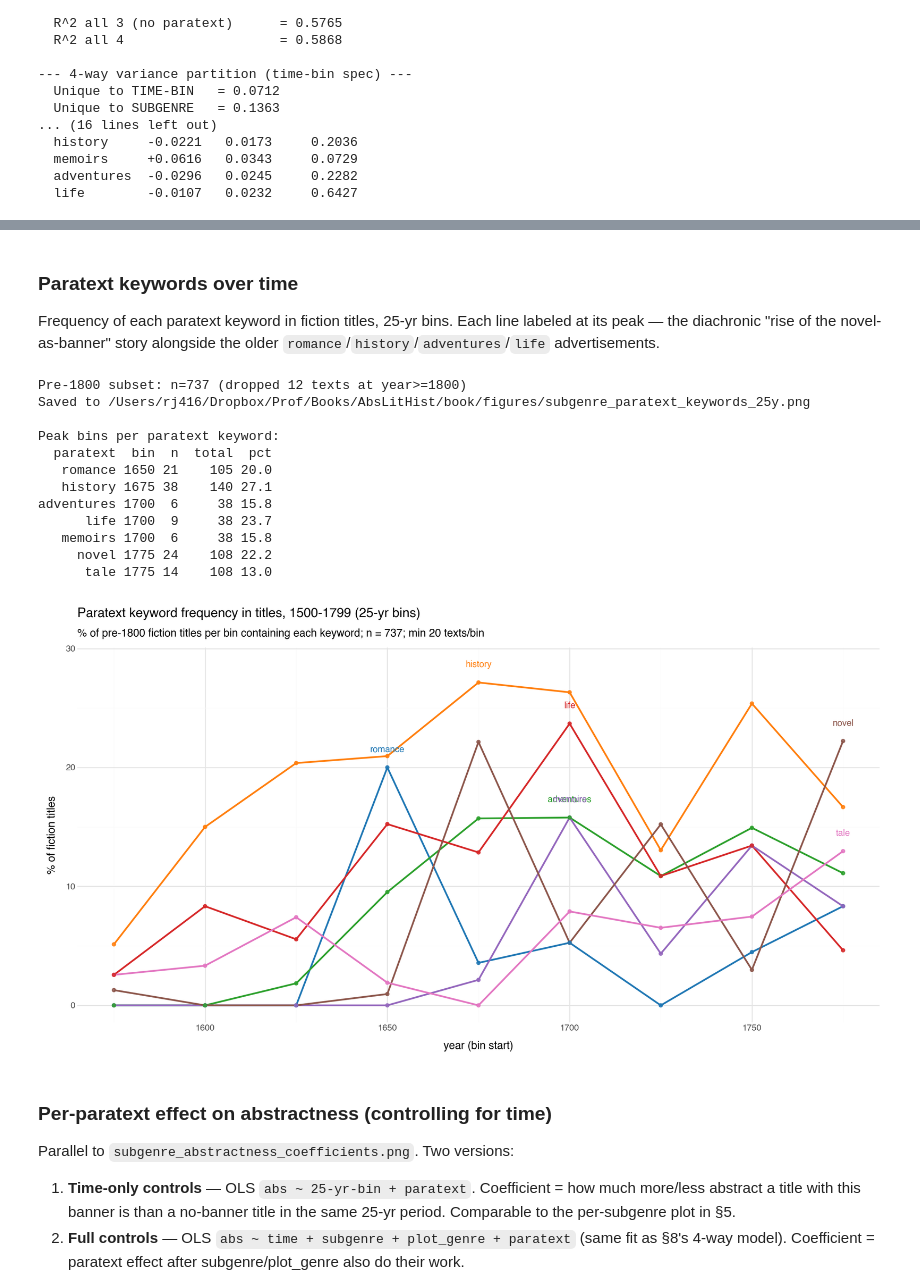
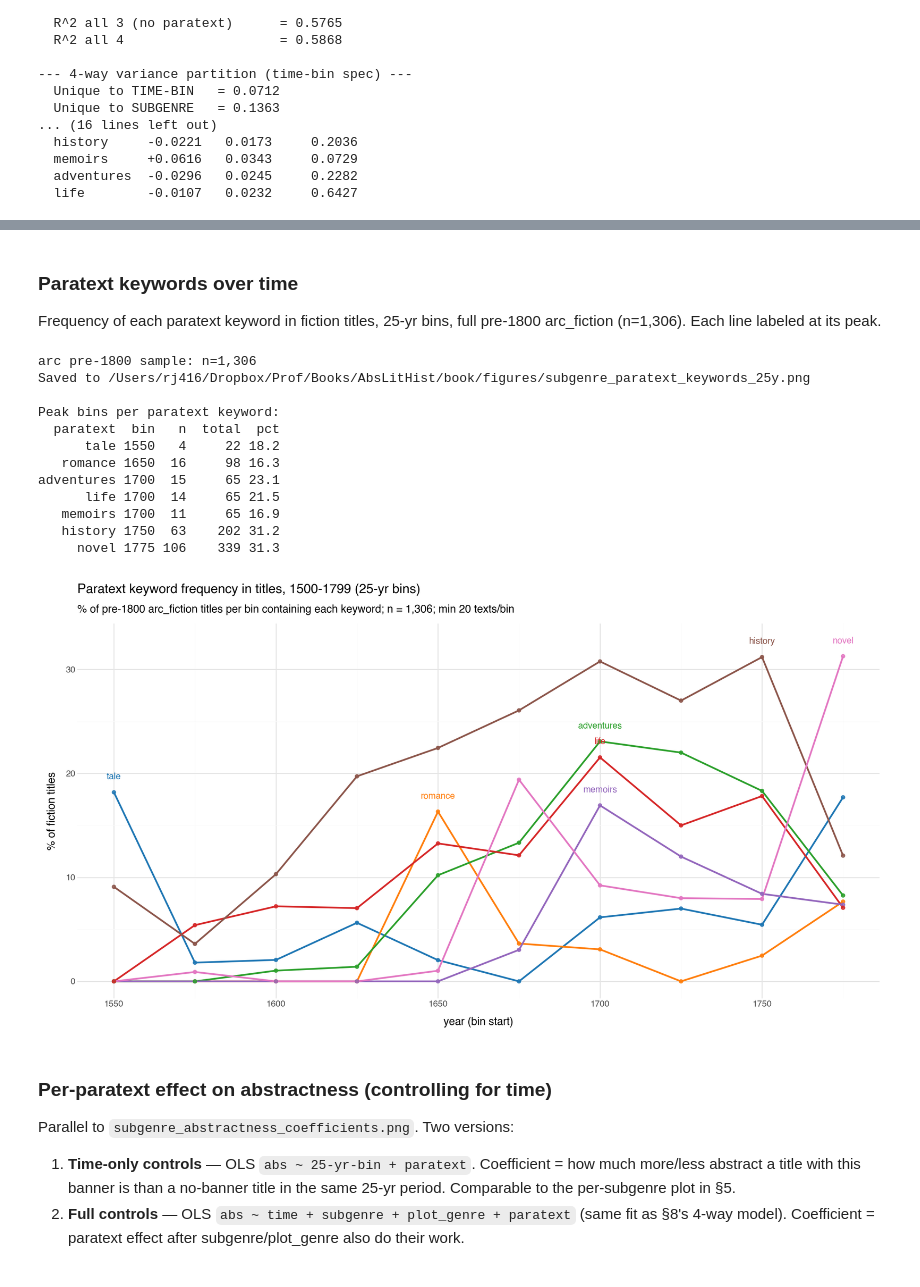
Before and after one commit to quadrismegistus/abstraction, a Jupyter notebook: notebooks/17-subgenre.ipynb, the cells around one changed output, grey strips where cells are left out. Cells and saved outputs as stored; diff of their text form; code cells hidden in the pictures.

```diff
--- a/notebooks/17-subgenre.ipynb
+++ b/notebooks/17-subgenre.ipynb
@@ -998,13 +1050,11 @@ Paratext features: 7 (n=749)
 # %% [markdown]
 ### Paratext keywords over time
 
-Frequency of each paratext keyword in fiction titles, 25-yr bins. Each line labeled at its peak — the diachronic "rise of the novel-as-banner" story alongside the older `romance`/`history`/`adventures`/`life` advertisements.
+Frequency of each paratext keyword in fiction titles, 25-yr bins, full pre-1800 arc_fiction (n=1,306). Each line labeled at its peak.
 # %%
-# Paratext keyword frequency over time. 25-yr bins, overlay with peak labels.
-# Filter to strictly pre-1800 to drop the tiny edge bin (n=12 with just 1800-dated texts).
-joint['bin'] = (joint['year'] // 25 * 25).astype(int)
-joint_pre1800 = joint[joint['year'] < 1800].copy()
-print(f'Pre-1800 subset: n={len(joint_pre1800):,} (dropped {len(joint)-len(joint_pre1800)} texts at year>=1800)')
+# Paratext keyword frequency over time on the full pre-1800 arc_fiction sample.
+# Uses `arc` from the setup cell above (n=1,306).
+print(f'arc pre-1800 sample: n={len(arc):,}')
 
 para_names = [c.replace('pt_', '') for c in PARA_COLS]
 MIN_TOTAL = 20
@@ -1012,7 +1062,7 @@ MIN_TOTAL = 20
 para_long_rows = []
 for col in PARA_COLS:
     name = col.replace('pt_', '')
-    grp = joint_pre1800.assign(has=joint_pre1800[col].astype(int)).groupby('bin').agg(
+    grp = arc.assign(has=arc[col].astype(int)).groupby('bin').agg(
         n=('has', 'sum'),
         total=('has', 'count'),
     ).reset_index()
@@ -1022,7 +1072,7 @@ for col in PARA_COLS:
     para_long_rows.append(grp)
 para_long = pd.concat(para_long_rows, ignore_index=True)
 
-# Order by peak year (early -> late) for a left-to-right color reading
+# Order by peak year (early -> late) for left-to-right color reading
 peaks_for_order = (para_long.sort_values('pct', ascending=False)
                    .groupby('paratext', as_index=False, observed=True).first()
                    .sort_values('bin'))
@@ -1039,44 +1089,44 @@ p_pt = (p9.ggplot(para_long, p9.aes(x='bin', y='pct', color='paratext'))
         + p9.geom_line(size=1.0)
         + p9.geom_point(size=1.5, alpha=0.85)
         + p9.geom_text(p9.aes(label='paratext'),
                        data=peak_rows_pt,
                        nudge_y=1.5, size=9, fontweight='bold',
                        show_legend=False)
         + p9.scale_color_manual(values=para_palette, breaks=para_names_ordered)
         + p9.scale_x_continuous(breaks=range(1500, 1801, 50))
         + p9.labs(
             title='Paratext keyword frequency in titles, 1500-1799 (25-yr bins)',
-            subtitle=f'% of pre-1800 fiction titles per bin containing each keyword; n = {len(joint_pre1800):,}; min {MIN_TOTAL} texts/bin',
+            subtitle=f'% of pre-1800 arc_fiction titles per bin containing each keyword; n = {len(arc):,}; min {MIN_TOTAL} texts/bin',
             x='year (bin start)', y='% of fiction titles',
             color='',
         )
         + p9.theme_minimal()
         + p9.theme(figure_size=(12, 6.5), legend_position='none'))
 
 out = os.path.join(DROPBOX_FIGS, 'subgenre_paratext_keywords_25y.png')
 p_pt.save(out, dpi=300, verbose=False)
 print(f'Saved to {out}')
 
 print('\nPeak bins per paratext keyword:')
 print(peak_rows_pt[['paratext', 'bin', 'n', 'total', 'pct']]
       .assign(pct=lambda d: d['pct'].round(1))
       .sort_values('bin').to_string(index=False))
 
 p_pt
 # %% [output]
-Pre-1800 subset: n=737 (dropped 12 texts at year>=1800)
+arc pre-1800 sample: n=1,306
 Saved to /Users/rj416/Dropbox/Prof/Books/AbsLitHist/book/figures/subgenre_paratext_keywords_25y.png
 
 Peak bins per paratext keyword:
-  paratext  bin  n  total  pct
-   romance 1650 21    105 20.0
-   history 1675 38    140 27.1
-adventures 1700  6     38 15.8
-      life 1700  9     38 23.7
-   memoirs 1700  6     38 15.8
-     novel 1775 24    108 22.2
-      tale 1775 14    108 13.0
+  paratext  bin   n  total  pct
+      tale 1550   4     22 18.2
+   romance 1650  16     98 16.3
+adventures 1700  15     65 23.1
+      life 1700  14     65 21.5
+   memoirs 1700  11     65 16.9
+   history 1750  63    202 31.2
+     novel 1775 106    339 31.3
-[figure, old version]
+[figure, new version]
 # %% [markdown]
 ### Per-paratext effect on abstractness (controlling for time)
 
```
Also changed, not shown: parts of 3 cells of this notebook.
